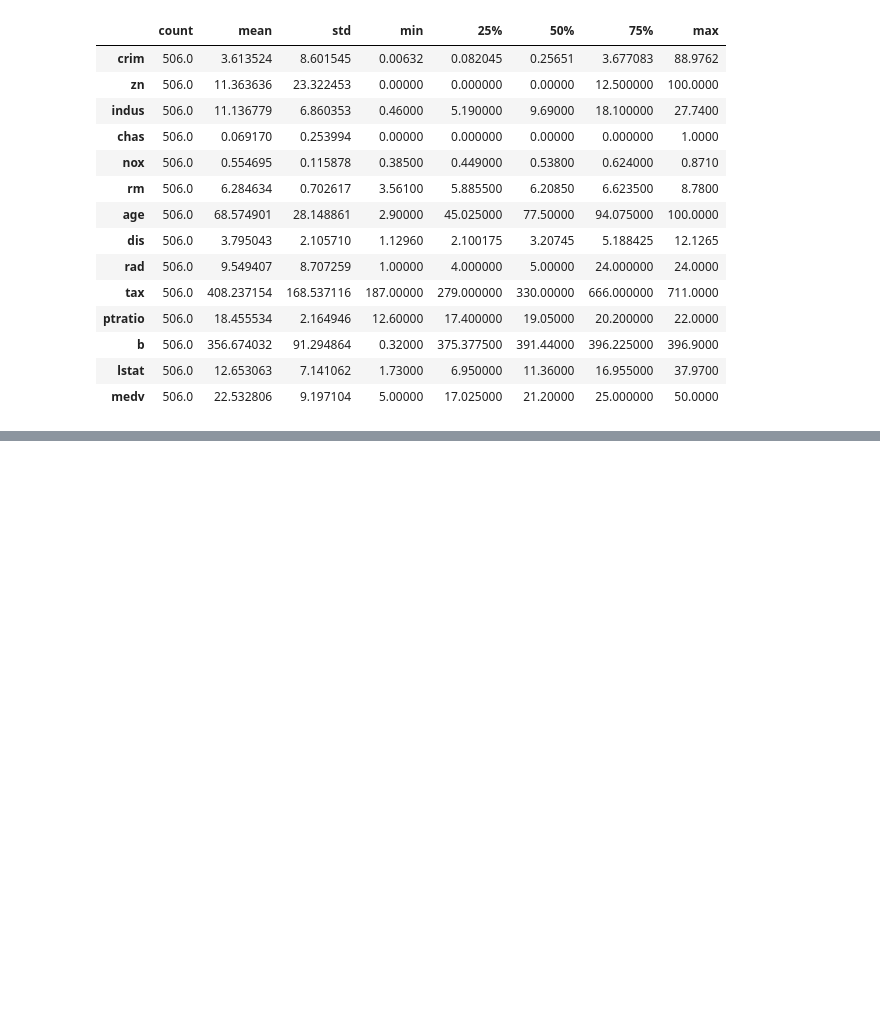
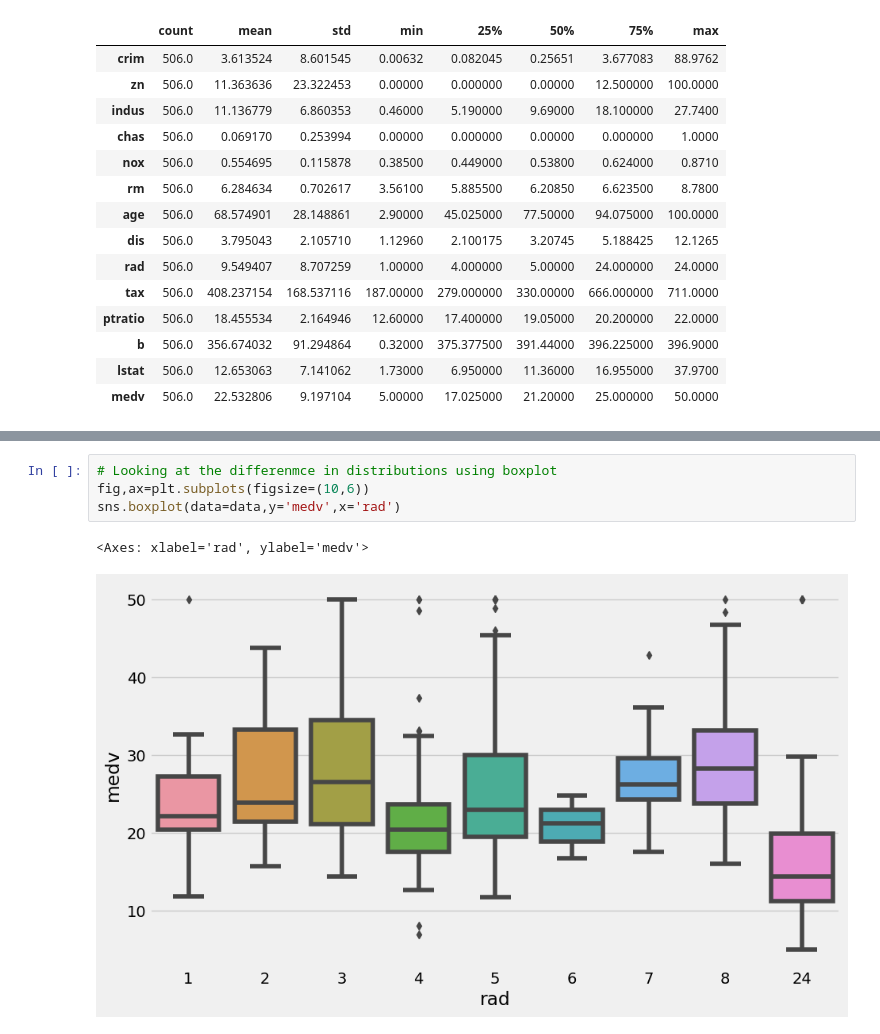
Before and after one commit to gmehra123/data_science, a Jupyter notebook: Basic_Python.ipynb, the cells around one changed output, grey strips where cells are left out. Drawn from its saved outputs; the diff is of its cells as text; blank space fills up the shorter version.

```diff
--- a/Basic_Python.ipynb
+++ b/Basic_Python.ipynb
@@ -232,0 +266,7 @@ plt.show()
+# %%
+# Looking at the differenmce in distributions using boxplot
+fig,ax=plt.subplots(figsize=(10,6))
+sns.boxplot(data=data,y='medv',x='rad')
+# %% [output]
+<Axes: xlabel='rad', ylabel='medv'>
+[figure, added]
```
Also changed, not shown: parts of 30 cells of this notebook.
